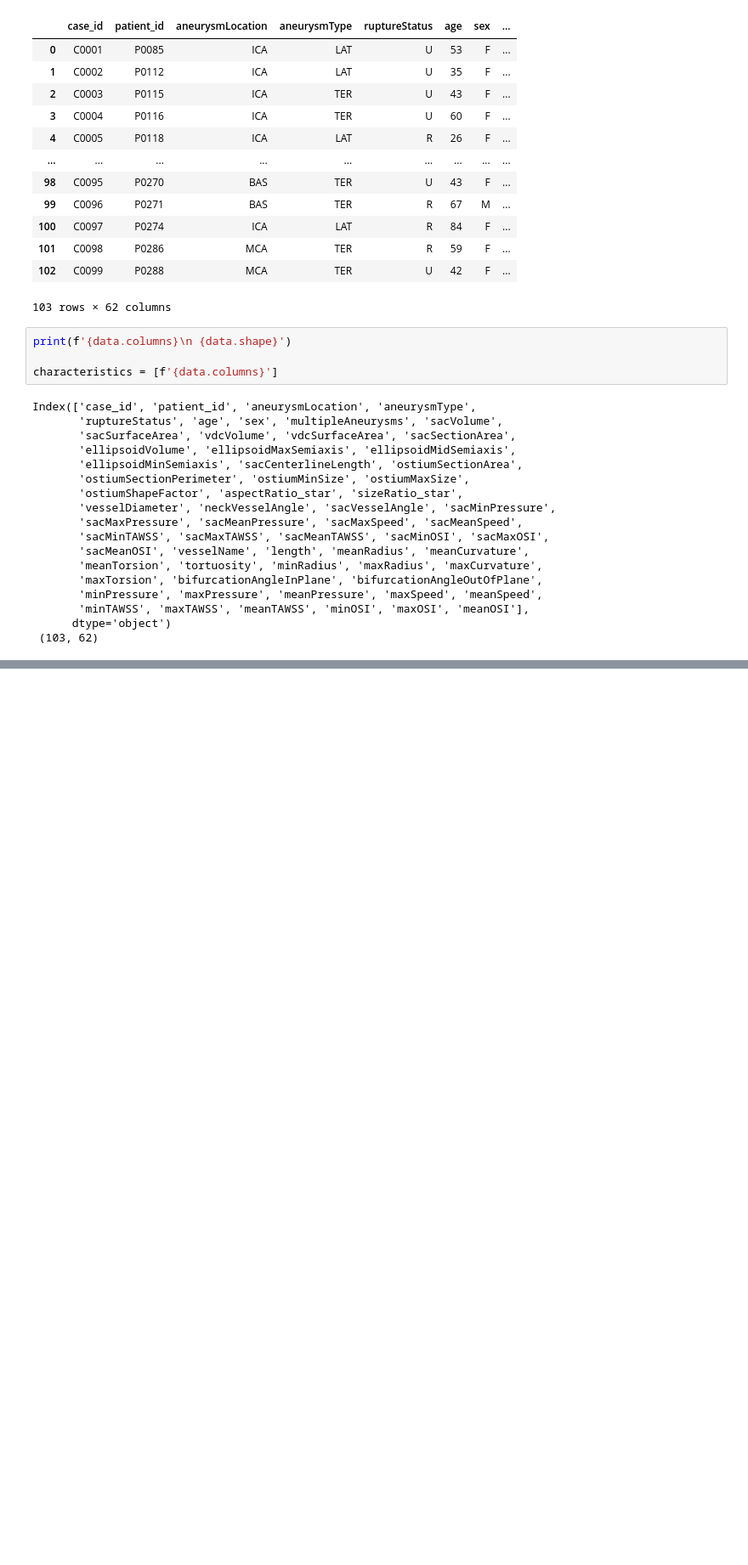
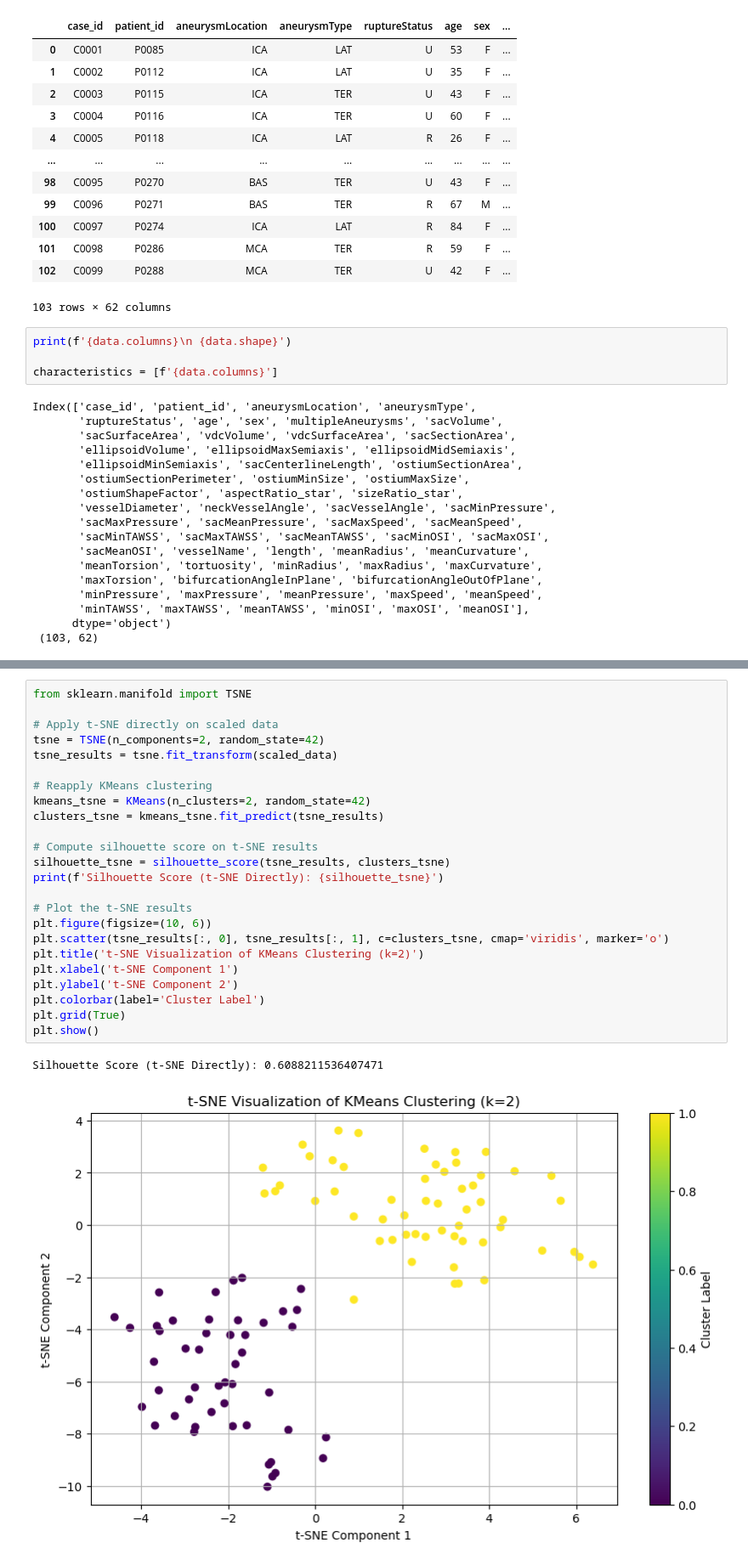
Before and after one commit to shrinitbabel/Aneurysm-CFD-Supervised-Clustering, a Jupyter notebook: Aneurysm EDA.ipynb, the cells around one changed output, grey strips where cells are left out. Shown: that part at 85% size. Saved outputs shown, nothing was run; the diff lists cells and outputs as text; blank space fills up the shorter version.

```diff
--- a/Aneurysm EDA.ipynb
+++ b/Aneurysm EDA.ipynb
@@ -505,0 +162,27 @@ ValueError: Could not interpret value `eps` for parameter `x`
+# %%
+from sklearn.manifold import TSNE
+
+# Apply t-SNE directly on scaled data
+tsne = TSNE(n_components=2, random_state=42)
+tsne_results = tsne.fit_transform(scaled_data)
+
+# Reapply KMeans clustering
+kmeans_tsne = KMeans(n_clusters=2, random_state=42)
+clusters_tsne = kmeans_tsne.fit_predict(tsne_results)
+
+# Compute silhouette score on t-SNE results
+silhouette_tsne = silhouette_score(tsne_results, clusters_tsne)
+print(f'Silhouette Score (t-SNE Directly): {silhouette_tsne}')
+
+# Plot the t-SNE results
+plt.figure(figsize=(10, 6))
+plt.scatter(tsne_results[:, 0], tsne_results[:, 1], c=clusters_tsne, cmap='viridis', marker='o')
+plt.title('t-SNE Visualization of KMeans Clustering (k=2)')
+plt.xlabel('t-SNE Component 1')
+plt.ylabel('t-SNE Component 2')
+plt.colorbar(label='Cluster Label')
+plt.grid(True)
+plt.show()
+# %% [output]
+Silhouette Score (t-SNE Directly): 0.6088211536407471
+[figure, added]
```
Also changed, not shown: parts of 14 cells of this notebook.
